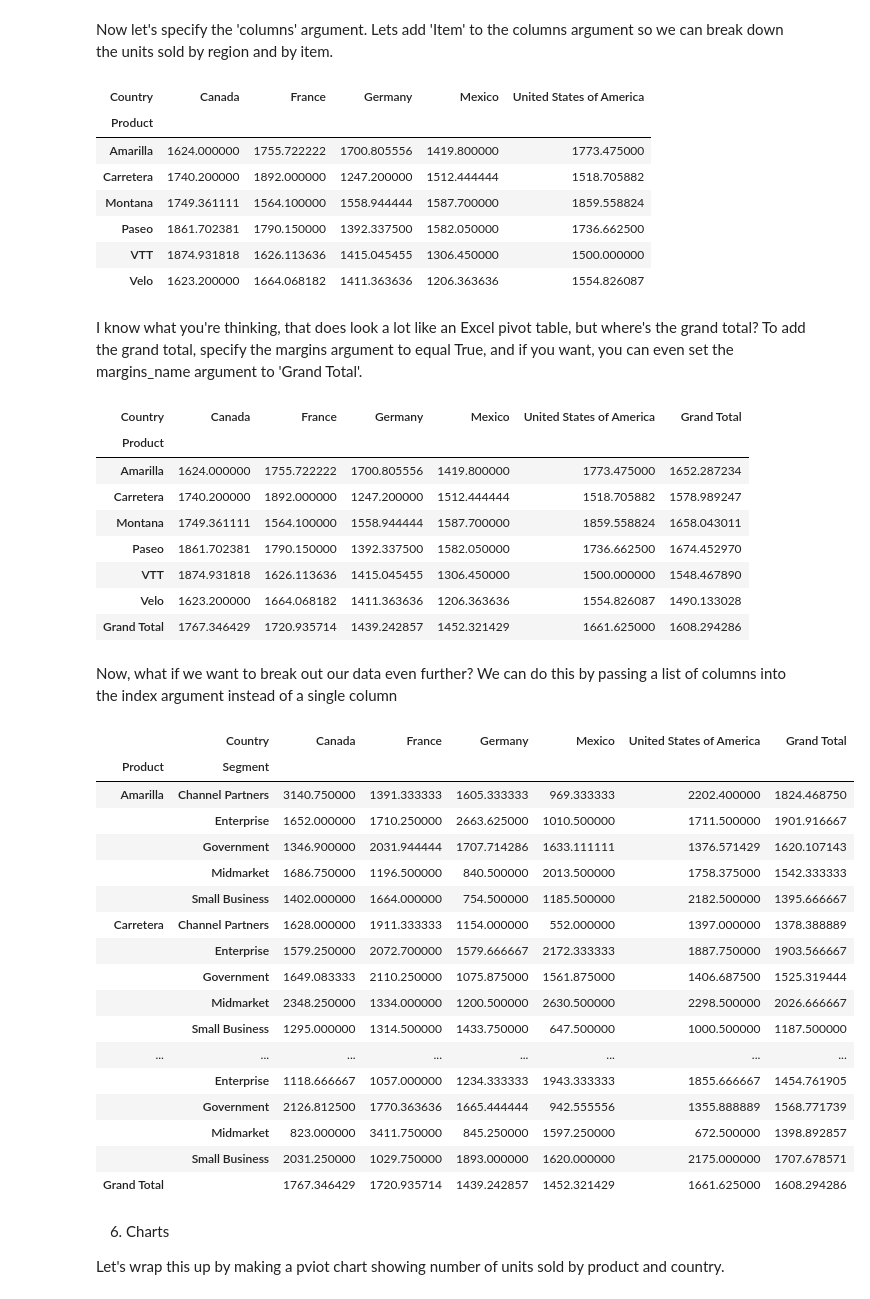
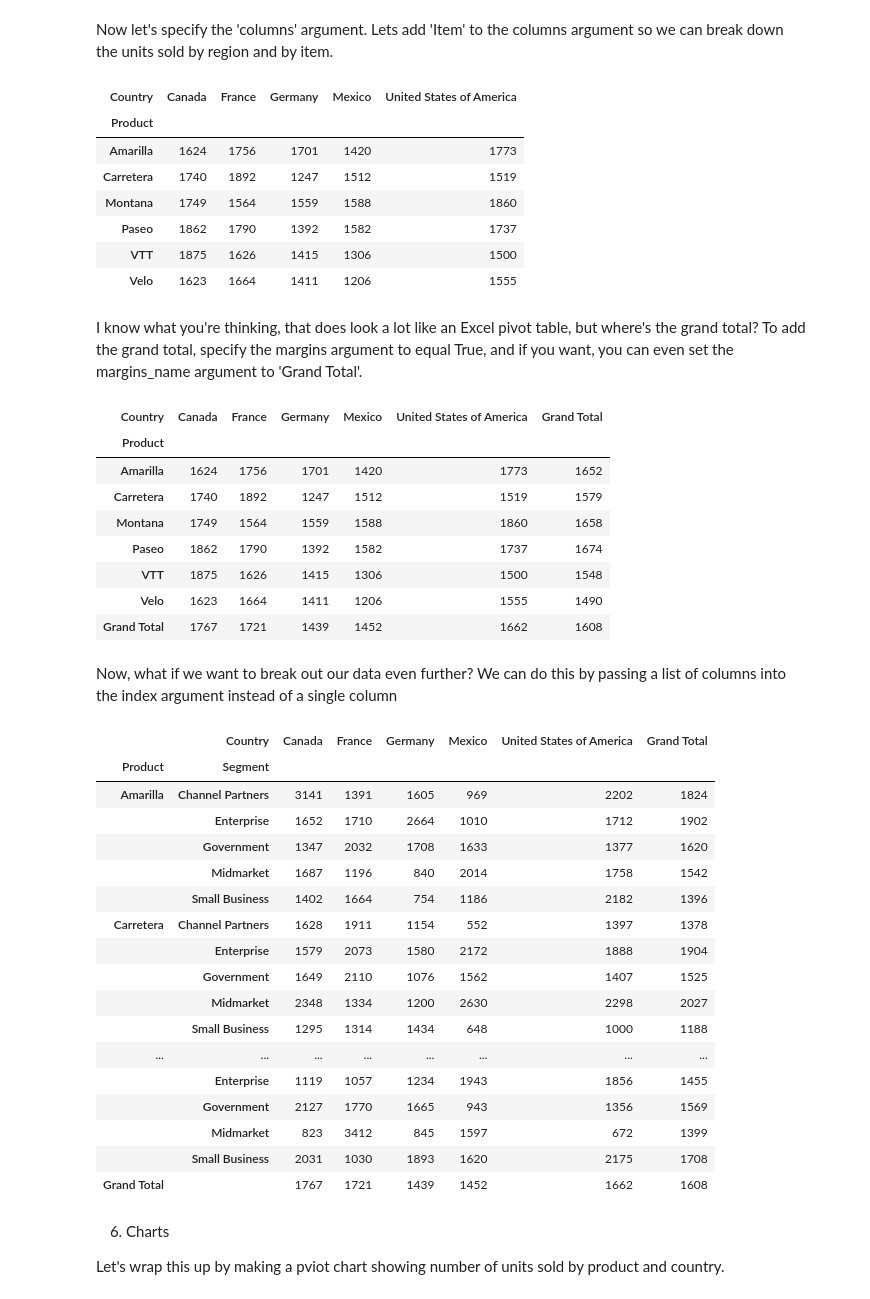
Before and after one commit to justinballas/Articles, a Jupyter notebook: Excel_Python_Article.ipynb, the cells around one changed output. Drawn from its saved outputs; the diff is of its cells as text; code cells hidden in the pictures.

```diff
--- a/Excel_Python_Article.ipynb
+++ b/Excel_Python_Article.ipynb
@@ -50,5 +57,7 @@ df['Gross Profit'] = df.apply(lambda x: x['Units Sold'] * x['Sale Price'], axis=
 
 df['Net Income'] = df.apply(lambda x: x['Gross Profit'] - x['COGS'], axis=1)
 
+df['Margin'] = df.apply(lambda x: x['Net Income'] / x['Gross Profit'], axis=1)
+
 df.head()
 # %% [output]
@@ -68,4 +75,2 @@ To get something similar to Yearfrac() we can use the dateutil library to call t
-# %%
-df['Years Since Sale'] = df['Date'].apply(lambda x: relativedelta(dt.datetime.today(), x).years)
 # %% [markdown]
 let's take a look at what we did
@@ -258,55 +262,55 @@ df.pivot_table(index='Country', values='Units Sold', aggfunc=func_list)
 # %% [markdown]
 Now let's specify the 'columns' argument. Lets add 'Item' to the columns argument so we can break down the units sold by region and by item.
 # %%
-df.pivot_table(index='Product', columns='Country',values='Units Sold', aggfunc='mean')
+df.pivot_table(index='Product', columns='Country',values='Units Sold', aggfunc='mean').style.format('{:.0f}')
 # %% [output]
 | Country | Canada | France | Germany | Mexico | United States of America |
 | Product |  |  |  |  |  |
-| Amarilla | 1624.000000 | 1755.722222 | 1700.805556 | 1419.800000 | 1773.475000 |
-| Carretera | 1740.200000 | 1892.000000 | 1247.200000 | 1512.444444 | 1518.705882 |
-| Montana | 1749.361111 | 1564.100000 | 1558.944444 | 1587.700000 | 1859.558824 |
-| Paseo | 1861.702381 | 1790.150000 | 1392.337500 | 1582.050000 | 1736.662500 |
-| VTT | 1874.931818 | 1626.113636 | 1415.045455 | 1306.450000 | 1500.000000 |
-| Velo | 1623.200000 | 1664.068182 | 1411.363636 | 1206.363636 | 1554.826087 |
+| Amarilla | 1624 | 1756 | 1701 | 1420 | 1773 |
+| Carretera | 1740 | 1892 | 1247 | 1512 | 1519 |
+| Montana | 1749 | 1564 | 1559 | 1588 | 1860 |
+| Paseo | 1862 | 1790 | 1392 | 1582 | 1737 |
+| VTT | 1875 | 1626 | 1415 | 1306 | 1500 |
+| Velo | 1623 | 1664 | 1411 | 1206 | 1555 |
 # %% [markdown]
 I know what you're thinking, that does look a lot like an Excel pivot table, but where's the grand total? To add the grand total, specify the margins argument to equal True, and if you want, you can even set the margins_name argument to 'Grand Total'.
 # %%
 df.pivot_table(index='Product', columns='Country',values='Units Sold', aggfunc='mean',
-               margins=True, margins_name='Grand Total')
+               margins=True, margins_name='Grand Total').style.format('{:.0f}')
 # %% [output]
 | Country | Canada | France | Germany | Mexico | United States of America | Grand Total |
 | Product |  |  |  |  |  |  |
-| Amarilla | 1624.000000 | 1755.722222 | 1700.805556 | 1419.800000 | 1773.475000 | 1652.287234 |
-| Carretera | 1740.200000 | 1892.000000 | 1247.200000 | 1512.444444 | 1518.705882 | 1578.989247 |
-| Montana | 1749.361111 | 1564.100000 | 1558.944444 | 1587.700000 | 1859.558824 | 1658.043011 |
-| Paseo | 1861.702381 | 1790.150000 | 1392.337500 | 1582.050000 | 1736.662500 | 1674.452970 |
-| VTT | 1874.931818 | 1626.113636 | 1415.045455 | 1306.450000 | 1500.000000 | 1548.467890 |
-| Velo | 1623.200000 | 1664.068182 | 1411.363636 | 1206.363636 | 1554.826087 | 1490.133028 |
-| Grand Total | 1767.346429 | 1720.935714 | 1439.242857 | 1452.321429 | 1661.625000 | 1608.294286 |
+| Amarilla | 1624 | 1756 | 1701 | 1420 | 1773 | 1652 |
+| Carretera | 1740 | 1892 | 1247 | 1512 | 1519 | 1579 |
+| Montana | 1749 | 1564 | 1559 | 1588 | 1860 | 1658 |
+| Paseo | 1862 | 1790 | 1392 | 1582 | 1737 | 1674 |
+| VTT | 1875 | 1626 | 1415 | 1306 | 1500 | 1548 |
+| Velo | 1623 | 1664 | 1411 | 1206 | 1555 | 1490 |
+| Grand Total | 1767 | 1721 | 1439 | 1452 | 1662 | 1608 |
 # %% [markdown]
 Now, what if we want to break out our data even further? We can do this by passing a list of columns into the index argument instead of a single column
 # %%
 df.pivot_table(index=['Product', 'Segment'], columns='Country', values='Units Sold',
-               aggfunc='mean', margins=True, margins_name='Grand Total')
+               aggfunc='mean', margins=True, margins_name='Grand Total').style.format('{:.0f}')
 # %% [output]
 |  | Country | Canada | France | Germany | Mexico | United States of America | Grand Total |
 | Product | Segment |  |  |  |  |  |  |
-| Amarilla | Channel Partners | 3140.750000 | 1391.333333 | 1605.333333 | 969.333333 | 2202.400000 | 1824.468750 |
-|  | Enterprise | 1652.000000 | 1710.250000 | 2663.625000 | 1010.500000 | 1711.500000 | 1901.916667 |
-|  | Government | 1346.900000 | 2031.944444 | 1707.714286 | 1633.111111 | 1376.571429 | 1620.107143 |
-|  | Midmarket | 1686.750000 | 1196.500000 | 840.500000 | 2013.500000 | 1758.375000 | 1542.333333 |
-|  | Small Business | 1402.000000 | 1664.000000 | 754.500000 | 1185.500000 | 2182.500000 | 1395.666667 |
-| Carretera | Channel Partners | 1628.000000 | 1911.333333 | 1154.000000 | 552.000000 | 1397.000000 | 1378.388889 |
-|  | Enterprise | 1579.250000 | 2072.700000 | 1579.666667 | 2172.333333 | 1887.750000 | 1903.566667 |
-|  | Government | 1649.083333 | 2110.250000 | 1075.875000 | 1561.875000 | 1406.687500 | 1525.319444 |
-|  | Midmarket | 2348.250000 | 1334.000000 | 1200.500000 | 2630.500000 | 2298.500000 | 2026.666667 |
-|  | Small Business | 1295.000000 | 1314.500000 | 1433.750000 | 647.500000 | 1000.500000 | 1187.500000 |
+| Amarilla | Channel Partners | 3141 | 1391 | 1605 | 969 | 2202 | 1824 |
+|  | Enterprise | 1652 | 1710 | 2664 | 1010 | 1712 | 1902 |
+|  | Government | 1347 | 2032 | 1708 | 1633 | 1377 | 1620 |
+|  | Midmarket | 1687 | 1196 | 840 | 2014 | 1758 | 1542 |
+|  | Small Business | 1402 | 1664 | 754 | 1186 | 2182 | 1396 |
+| Carretera | Channel Partners | 1628 | 1911 | 1154 | 552 | 1397 | 1378 |
+|  | Enterprise | 1579 | 2073 | 1580 | 2172 | 1888 | 1904 |
+|  | Government | 1649 | 2110 | 1076 | 1562 | 1407 | 1525 |
+|  | Midmarket | 2348 | 1334 | 1200 | 2630 | 2298 | 2027 |
+|  | Small Business | 1295 | 1314 | 1434 | 648 | 1000 | 1188 |
 | ... | ... | ... | ... | ... | ... | ... | ... |
-|  | Enterprise | 1118.666667 | 1057.000000 | 1234.333333 | 1943.333333 | 1855.666667 | 1454.761905 |
-|  | Government | 2126.812500 | 1770.363636 | 1665.444444 | 942.555556 | 1355.888889 | 1568.771739 |
-|  | Midmarket | 823.000000 | 3411.750000 | 845.250000 | 1597.250000 | 672.500000 | 1398.892857 |
-|  | Small Business | 2031.250000 | 1029.750000 | 1893.000000 | 1620.000000 | 2175.000000 | 1707.678571 |
-| Grand Total |  | 1767.346429 | 1720.935714 | 1439.242857 | 1452.321429 | 1661.625000 | 1608.294286 |
+|  | Enterprise | 1119 | 1057 | 1234 | 1943 | 1856 | 1455 |
+|  | Government | 2127 | 1770 | 1665 | 943 | 1356 | 1569 |
+|  | Midmarket | 823 | 3412 | 845 | 1597 | 672 | 1399 |
+|  | Small Business | 2031 | 1030 | 1893 | 1620 | 2175 | 1708 |
+| Grand Total |  | 1767 | 1721 | 1439 | 1452 | 1662 | 1608 |
 # %% [markdown]
 6. Charts
 
```
Also changed, not shown: parts of 15 cells of this notebook.
